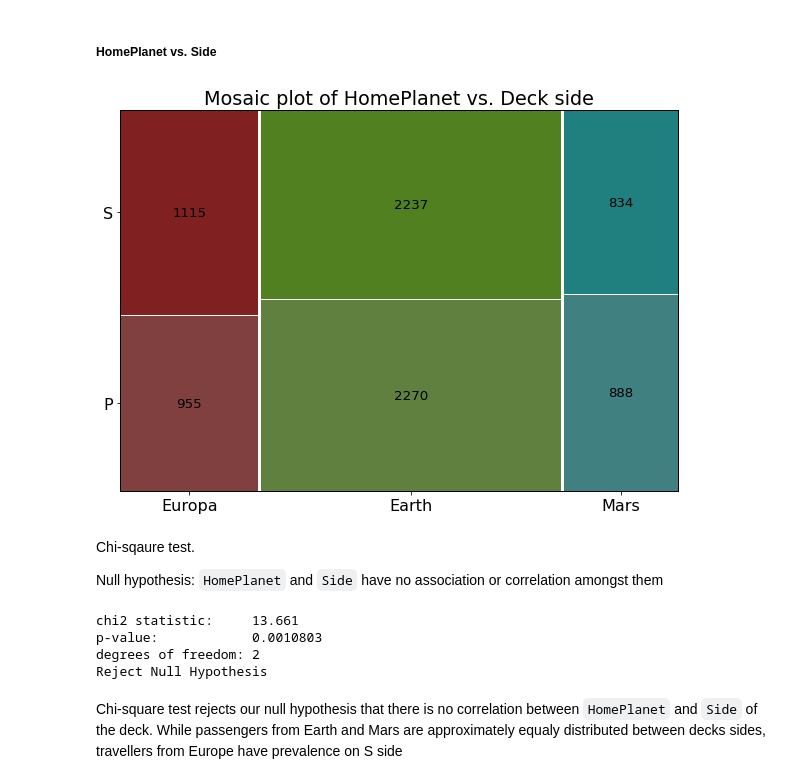
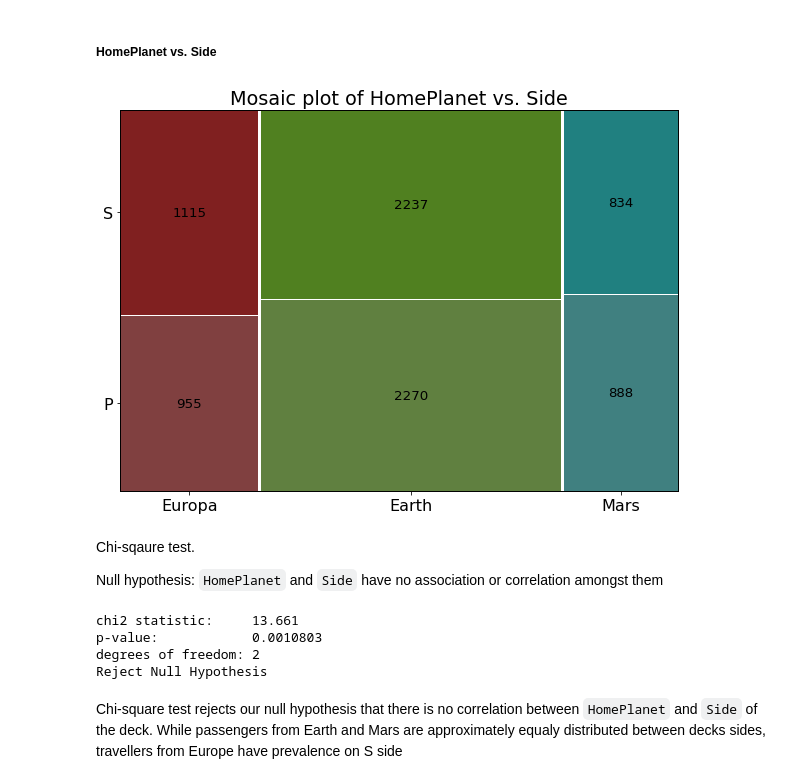
Before and after one commit to ParalogyX/spaceship_titanic, a Jupyter notebook: EDA.ipynb, the cells around one changed output. Saved outputs shown, nothing was run; the diff lists cells and outputs as text; code cells hidden in the pictures.

```diff
--- a/EDA.ipynb
+++ b/EDA.ipynb
@@ -977,32 +901,20 @@ Null hypothesis is rejected, `HomePlanet` and `Deck` have association or correla
 From bar plot, we see, that decks A, B and C are occupied only by Europa passengers. Deck D is shared between Europeans and Marsians (slightly more Marsians). Deck E is shared among travellers from all planets (slightly less Europeans). Deck F is occupied by Terrenians and some less, but still significant number of Marsians. On the deck G, only Terrenians can be found and 4 Europeans have cabins on deck T.
 # %% [markdown]
 ##### HomePlanet vs. Side
-# %%
-lab = lambda k: len(df[(df['HomePlanet'] == k[0]) & (df['Side'] == k[1])])
-mosaic(df, ['HomePlanet', 'Side'], labelizer=lab, title='Mosaic plot of HomePlanet vs. Deck side');
-# %% [output]
-[figure, removed]
+# %%
+plot_mosaic(('HomePlanet', 'Side'))
+# %% [output]
+[figure, added]
 # %% [markdown]
 Chi-sqaure test.
 
 Null hypothesis: `HomePlanet` and `Side` have no association or correlation amongst them
-# %%
-ct_table_ind=pd.crosstab(df['HomePlanet'], df['Side'])
-chi2_stat, p, dof, expected = chi2_contingency(ct_table_ind)
-
-print(f"chi2 statistic:     {chi2_stat:.5g}")
-print(f"p-value:            {p:.5g}")
-print(f"degrees of freedom: {dof}")
-
-significance_level = 0.05
-if p <= significance_level:
-    print('Reject Null Hypothesis')
-else:
-    print('Accept Null Hypothesis')
-# %% [output]
-chi2 statistic:     13.661
-p-value:            0.0010803
-degrees of freedom: 2
-Reject Null Hypothesis
+# %%
+chi_square_test_categorical(('HomePlanet', 'Side'))
+# %% [output]
+chi2 statistic:     13.661
+p-value:            0.0010803
+degrees of freedom: 2
+Reject Null Hypothesis
 # %% [markdown]
 Chi-square test rejects our null hypothesis that there is no correlation between `HomePlanet` and `Side` of the deck. While passengers from Earth and Mars are approximately equaly distributed between decks sides, travellers from Europe have prevalence on S side
```
Also changed, not shown: parts of 39 cells of this notebook, 1 other file.
